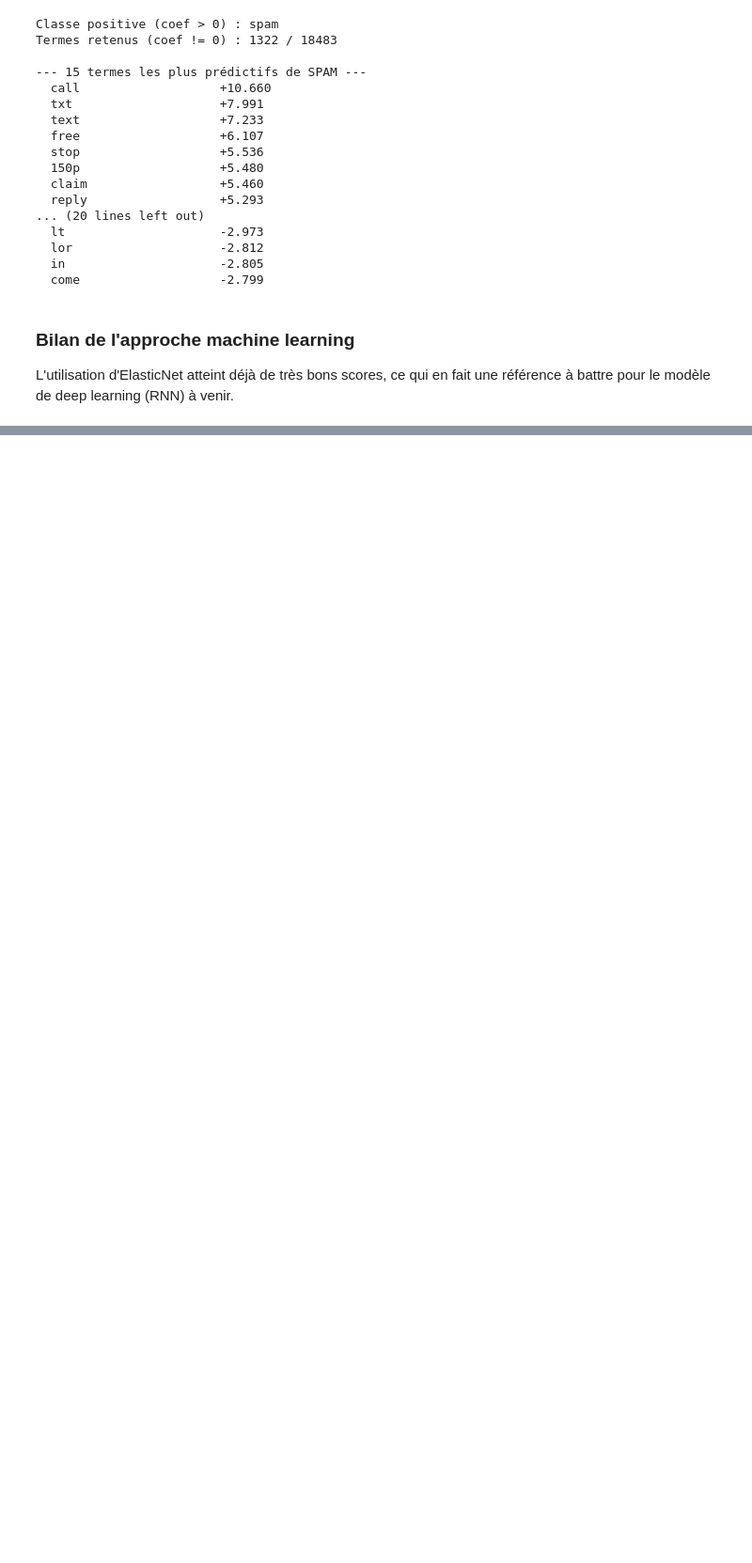
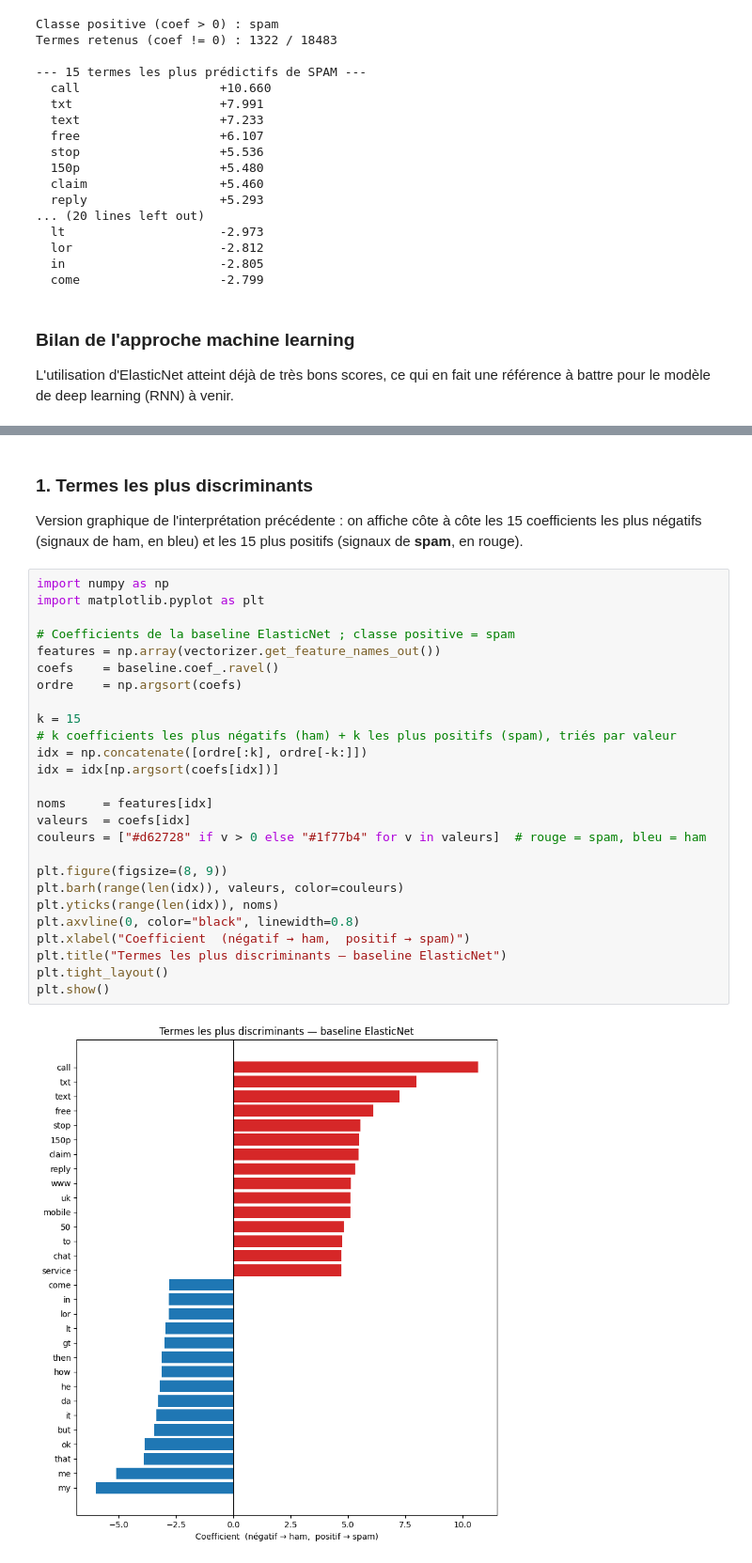
Before and after one commit to AmauryTISSOT/Cours_deep_learning_M2, a Jupyter notebook: notebooks/01-at-sms-spam.ipynb, the cells around one changed output, grey strips where cells are left out. Shown at 94% size. Saved outputs shown, nothing was run; the diff lists cells and outputs as text; blank space fills up the shorter version.

Commit message:
Add synthesis visualization: discriminant terms and ROC/PR curves

```diff
--- a/notebooks/01-at-sms-spam.ipynb
+++ b/notebooks/01-at-sms-spam.ipynb
@@ -613,0 +640,32 @@ L'utilisation d'ElasticNet atteint déjà de très bons scores, ce qui en fait u
+# %% [markdown]
+### 1. Termes les plus discriminants
+
+Version graphique de l'interprétation précédente : on affiche côte à côte les 15 coefficients les plus négatifs (signaux de ham, en bleu) et les 15 plus positifs (signaux de **spam**, en rouge).
+# %%
+import numpy as np
+import matplotlib.pyplot as plt
+
+# Coefficients de la baseline ElasticNet ; classe positive = spam
+features = np.array(vectorizer.get_feature_names_out())
+coefs    = baseline.coef_.ravel()
+ordre    = np.argsort(coefs)
+
+k = 15
+# k coefficients les plus négatifs (ham) + k les plus positifs (spam), triés par valeur
+idx = np.concatenate([ordre[:k], ordre[-k:]])
+idx = idx[np.argsort(coefs[idx])]
+
+noms     = features[idx]
+valeurs  = coefs[idx]
+couleurs = ["#d62728" if v > 0 else "#1f77b4" for v in valeurs]  # rouge = spam, bleu = ham
+
+plt.figure(figsize=(8, 9))
+plt.barh(range(len(idx)), valeurs, color=couleurs)
+plt.yticks(range(len(idx)), noms)
+plt.axvline(0, color="black", linewidth=0.8)
+plt.xlabel("Coefficient  (négatif → ham,  positif → spam)")
+plt.title("Termes les plus discriminants — baseline ElasticNet")
+plt.tight_layout()
+plt.show()
+# %% [output]
+[figure, added]
```
Also changed, not shown: parts of 7 cells of this notebook.
